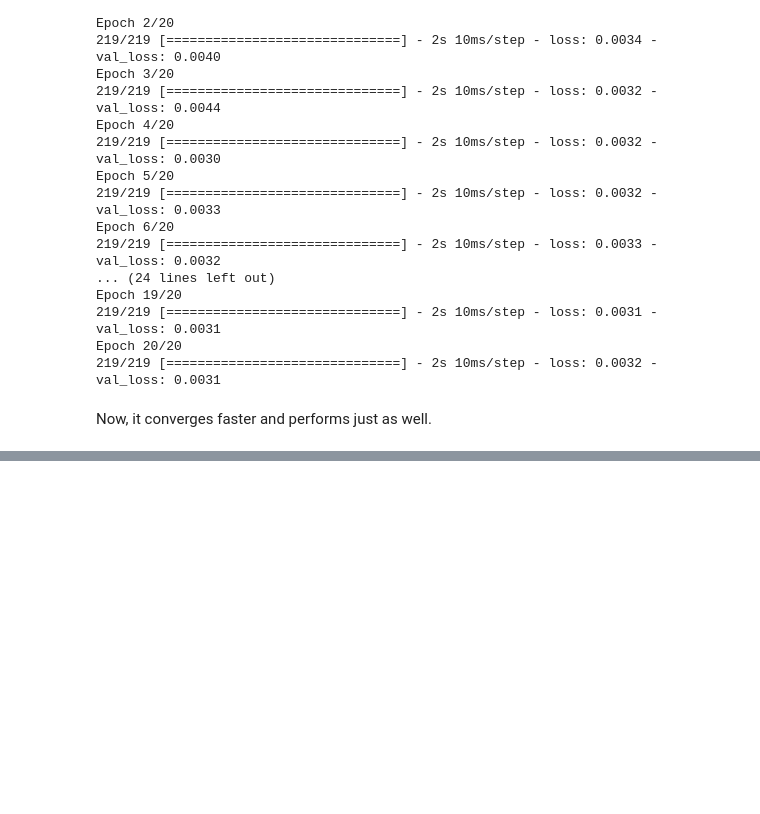
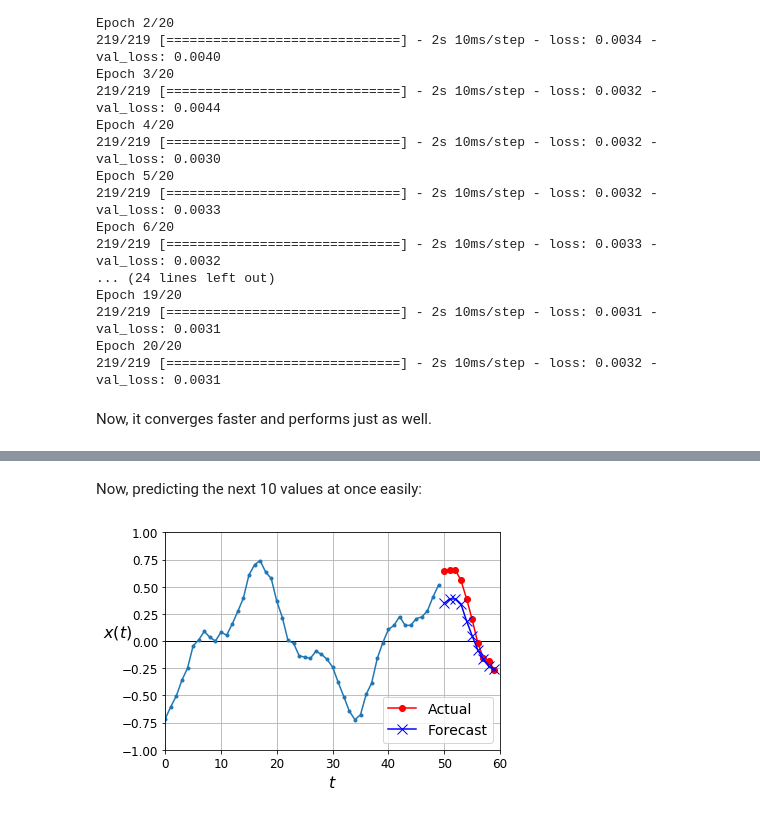
Before and after one commit to sankalptambe/processing-sequences-using-rnn-and-cnn, a Jupyter notebook: processing_sequences_using_rnn_and_cnn.ipynb, the cells around one changed output, grey strips where cells are left out. Cells and saved outputs as stored; diff of their text form; code cells hidden in the pictures; blank space fills up the shorter version.

```diff
--- a/processing_sequences_using_rnn_and_cnn.ipynb
+++ b/processing_sequences_using_rnn_and_cnn.ipynb
@@ -289,0 +325,18 @@ Now, it converges faster and performs just as well.
+# %%
+series = generate_time_series(10000, n_steps + 10) # 10 steps ahead
+X_train, y_train = series[:7000, :n_steps], series[:7000, -10:, 0]
+X_valid, y_valid = series[7000:9000, :n_steps], series[7000:9000, -10:, 0]
+X_test, y_test = series[9000:, :n_steps], series[9000:, -10:, 0]
+# %%
+np.random.seed(42)
+tf.random.set_seed(42)
+
+model = keras.models.Sequential([
+    keras.layers.SimpleRNN(20, return_sequences=True, input_shape=[None, 1]),
+    keras.layers.SimpleRNN(20),
+    keras.layers.Dense(10)
+])
+
+model.compile(loss='mse', optimizer=keras.optimizers.Adam(lr=0.05))
+
+history = model.fit(X_train, y_train, epochs=20, validation_data=(X_valid, y_valid))
@@ -289,0 +361,13 @@ Now, it converges faster and performs just as well.
+# %% [markdown]
+Now, predicting the next 10 values at once easily:
+# %%
+np.random.seed(43)
+
+series = generate_time_series(1, 50 + 10)
+X_new, Y_new = series[:, :50, :], series[:, -10:, :]
+Y_pred = model.predict(X_new)[..., np.newaxis]
+# %%
+plot_multiple_forecasts(X_new, Y_new, Y_pred)
+plt.show()
+# %% [output]
+[figure, added]
```
Also changed, not shown: parts of 20 cells of this notebook, 1 other file.
